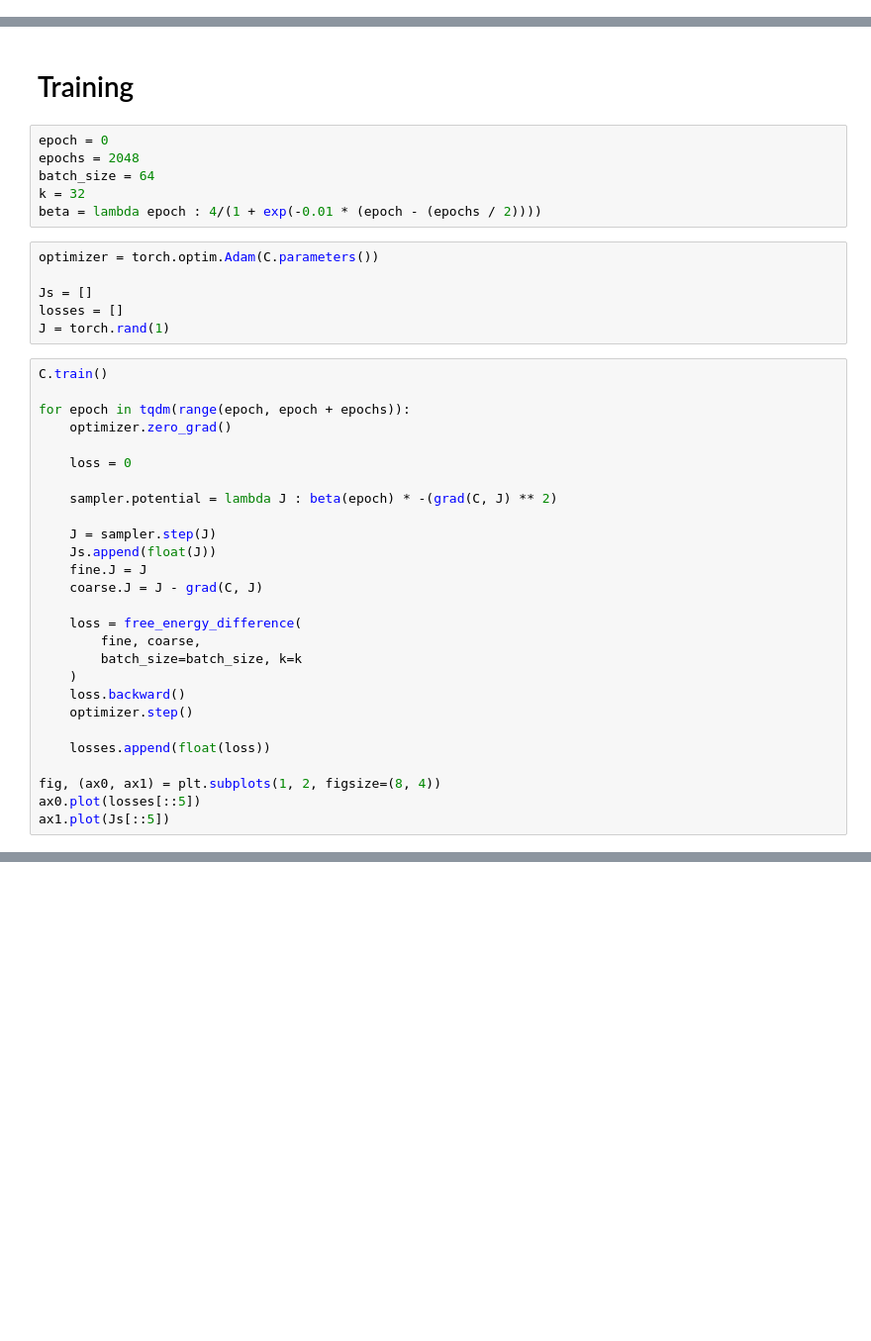
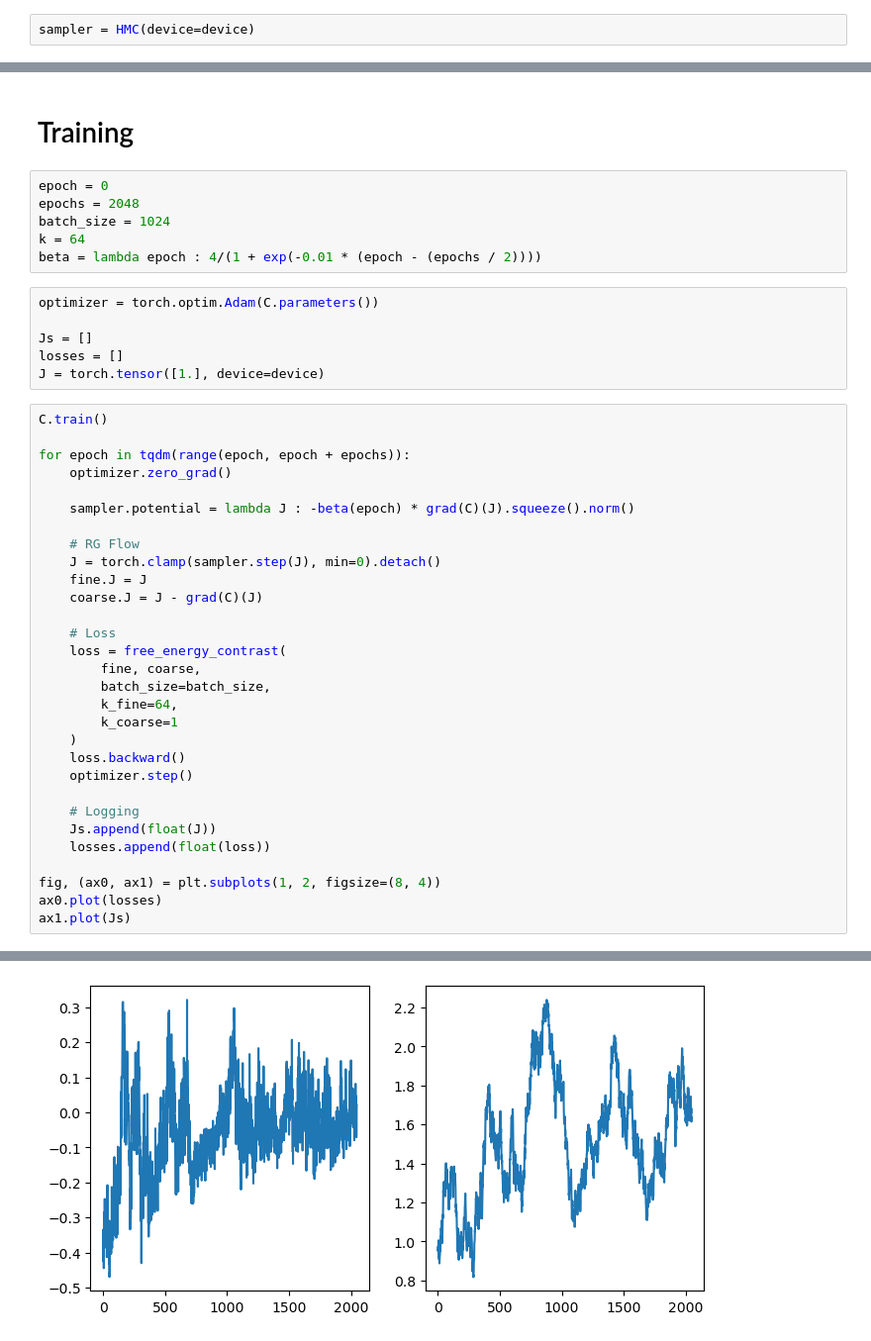
Before and after one commit to jshe2304/dlrg, a Jupyter notebook: train.ipynb, the cells around one changed output, grey strips where cells are left out. Shown at 99% size. Cells and saved outputs as stored; diff of their text form; blank space fills up the shorter version.

```diff
--- a/train.ipynb
+++ b/train.ipynb
@@ -61,0 +49,2 @@ plot(C, show_root=True)
+# %%
+sampler = HMC(device=device)
@@ -64,39 +61,43 @@ plot(C, show_root=True)
 # %%
 epoch = 0
 epochs = 2048
-batch_size = 64
-k = 32
+batch_size = 1024
+k = 64
 beta = lambda epoch : 4/(1 + exp(-0.01 * (epoch - (epochs / 2))))
 # %%
 optimizer = torch.optim.Adam(C.parameters())
 
 Js = []
 losses = []
-J = torch.rand(1)
+J = torch.tensor([1.], device=device)
 # %%
 C.train()
 
 for epoch in tqdm(range(epoch, epoch + epochs)):
     optimizer.zero_grad()
 
-    loss = 0
+    sampler.potential = lambda J : -beta(epoch) * grad(C)(J).squeeze().norm()
 
-    sampler.potential = lambda J : beta(epoch) * -(grad(C, J) ** 2)
+    # RG Flow
+    J = torch.clamp(sampler.step(J), min=0).detach()
+    fine.J = J
+    coarse.J = J - grad(C)(J)
 
-    J = sampler.step(J)
-    Js.append(float(J))
-    fine.J = J
-    coarse.J = J - grad(C, J)
-
-    loss = free_energy_difference(
+    # Loss
+    loss = free_energy_contrast(
         fine, coarse,
-        batch_size=batch_size, k=k
+        batch_size=batch_size,
+        k_fine=64,
+        k_coarse=1
     )
     loss.backward()
     optimizer.step()
 
+    # Logging
+    Js.append(float(J))
     losses.append(float(loss))
 
 fig, (ax0, ax1) = plt.subplots(1, 2, figsize=(8, 4))
-ax0.plot(losses[::5])
-ax1.plot(Js[::5])
+ax0.plot(losses)
+ax1.plot(Js)
+# %% [output]
@@ -103,2 +105,3 @@ ax1.plot(Js[::5])
+[figure, added]
 # %%
 C.eval()
```
Also changed, not shown: parts of 9 cells of this notebook, 7 other files.
